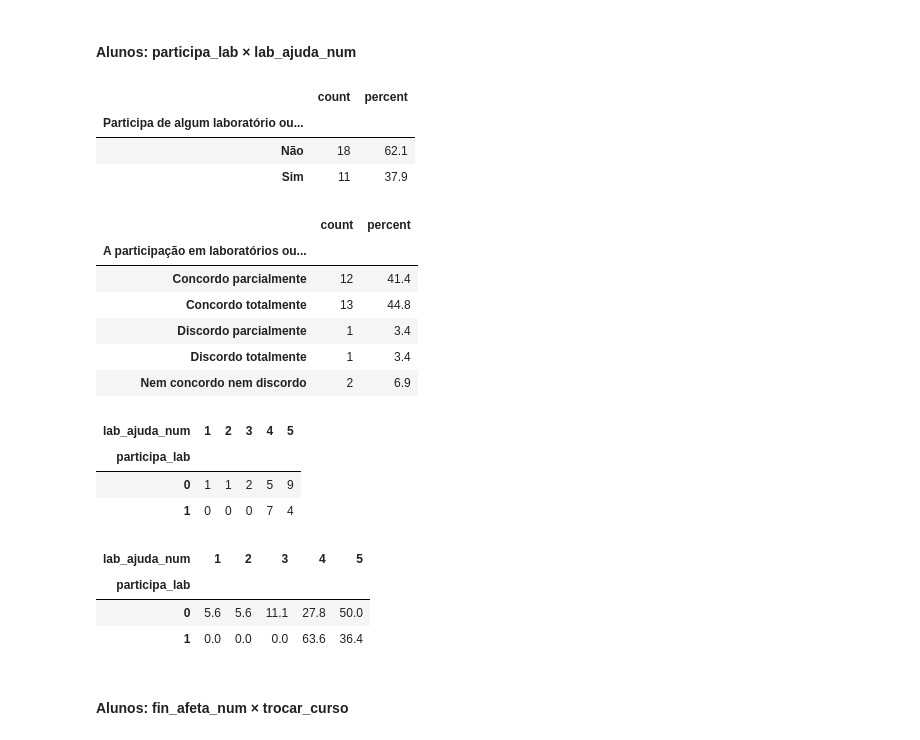
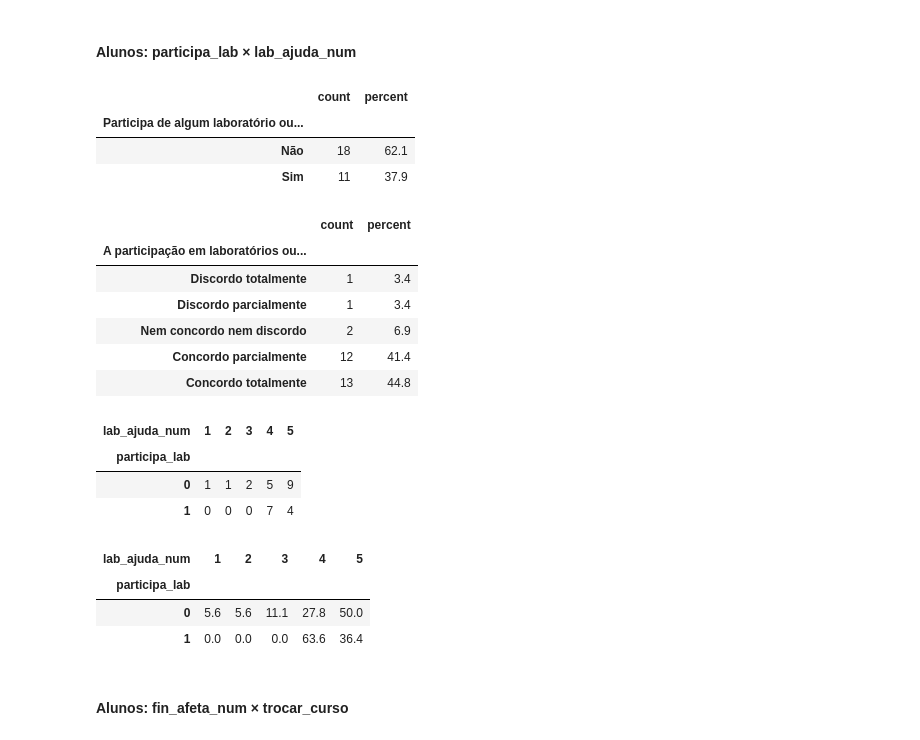
Before and after one commit to Gabriel-c0Nsp/analise-motivacao, a Jupyter notebook: analise-motivacao.ipynb, the cells around one changed output. Drawn from its saved outputs; the diff is of its cells as text; code cells hidden in the pictures.

```diff
--- a/analise-motivacao.ipynb
+++ b/analise-motivacao.ipynb
@@ -227,23 +436,23 @@ pesquisadores["carga_horaria"]   = pesquisadores[COL["pes_carga_horaria"]].map(c
 # %% [markdown]
 #### Alunos: participa_lab × lab_ajuda_num
 # %%
-display(freq_table(alunos, COL["al_participa_lab"]))
+display(freq_table_num(alunos, COL["al_participa_lab"]))
 display(freq_table(alunos, COL["al_lab_ajuda"]))
 
 display(crosstab_counts(alunos, "participa_lab", "lab_ajuda_num"))
 display(crosstab_rowperc(alunos, "participa_lab", "lab_ajuda_num"))
 # %% [output]
 |  | count | percent |
 | Participa de algum laboratório ou... |  |  |
 | Não | 18 | 62.1 |
 | Sim | 11 | 37.9 |
 |  | count | percent |
 | A participação em laboratórios ou... |  |  |
+| Discordo totalmente | 1 | 3.4 |
+| Discordo parcialmente | 1 | 3.4 |
+| Nem concordo nem discordo | 2 | 6.9 |
 | Concordo parcialmente | 12 | 41.4 |
 | Concordo totalmente | 13 | 44.8 |
-| Discordo parcialmente | 1 | 3.4 |
-| Discordo totalmente | 1 | 3.4 |
-| Nem concordo nem discordo | 2 | 6.9 |
 | lab_ajuda_num | 1 | 2 | 3 | 4 | 5 |
 | participa_lab |  |  |  |  |  |
 | 0 | 1 | 1 | 2 | 5 | 9 |
```
Also changed, not shown: parts of 19 cells of this notebook.
